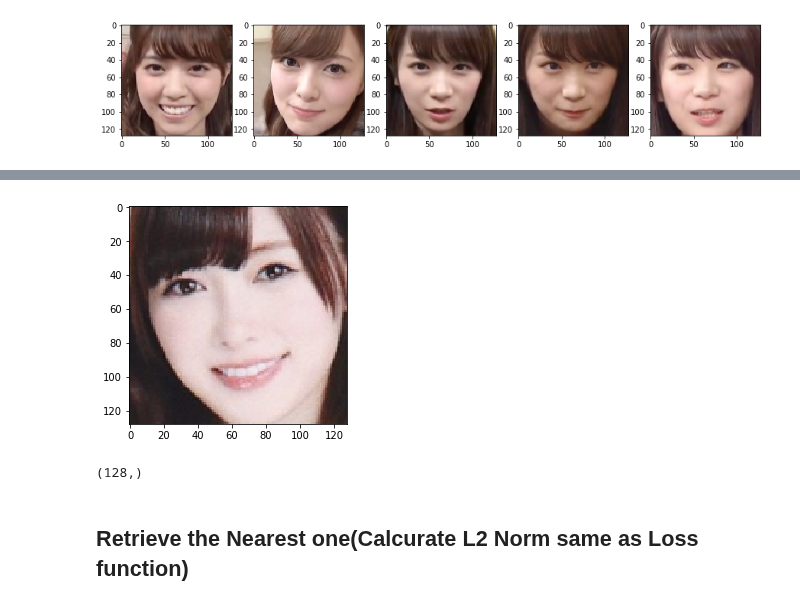
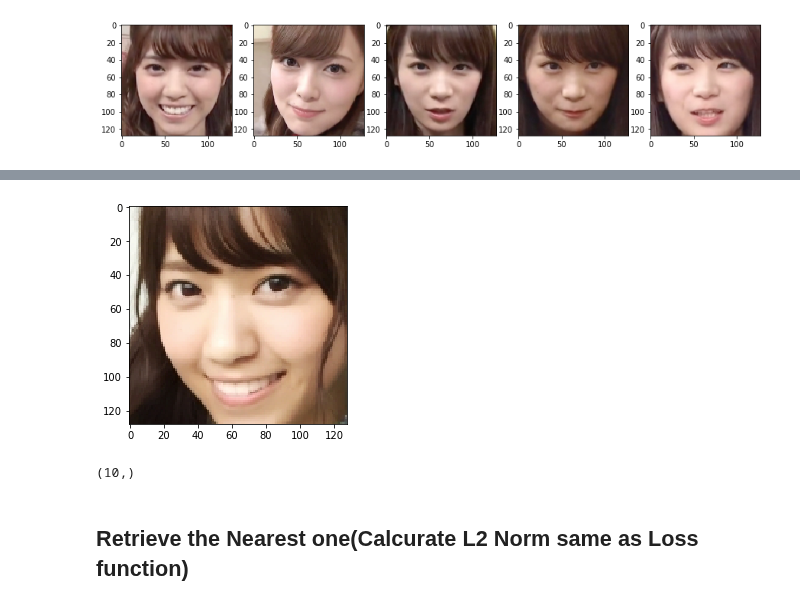
Before and after one commit to zukakosan/tripletNet, a Jupyter notebook: emb4retrieval.ipynb, the cells around one changed output, grey strips where cells are left out. Cells and saved outputs as stored; diff of their text form; code cells hidden in the pictures.

```diff
--- a/emb4retrieval.ipynb
+++ b/emb4retrieval.ipynb
@@ -57,16 +57,16 @@ emb_vecs.shape
 # %%
-test_img = np.array(Image.open('./nogi_imgs/shiraishi/inputImage2_102.png').resize((imwidth,imhight)))
+test_img = np.array(Image.open('./nogi_imgs/nishino/inputImage2_16.png').resize((imwidth,imhight)))
 plt.imshow(test_img)
 plt.show()
 # print(test_img)
 test_img = (test_img / 255.).astype(np.float32)
 test_emb = embNet.predict(np.expand_dims(test_img, axis=0))[0]
 # %% [output]
-[figure, old version]
+[figure, new version]
 # %%
 test_emb.shape
 # %% [output]
-(128,)
+(10,)
 # %% [markdown]
 ## Retrieve the Nearest one(Calcurate L2 Norm same as Loss function)
 # %%
```
Also changed, not shown: parts of 6 cells of this notebook, 3 other files.
